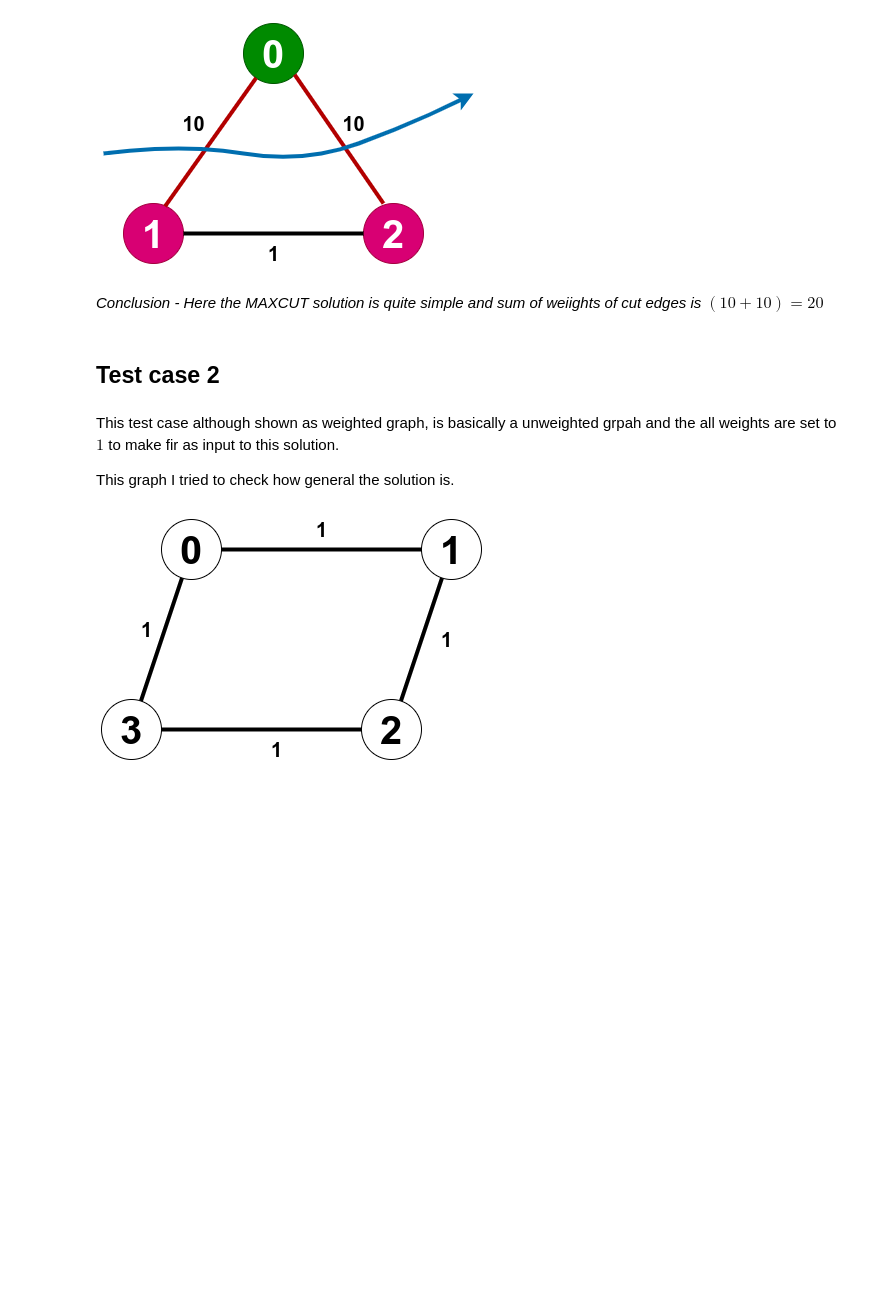
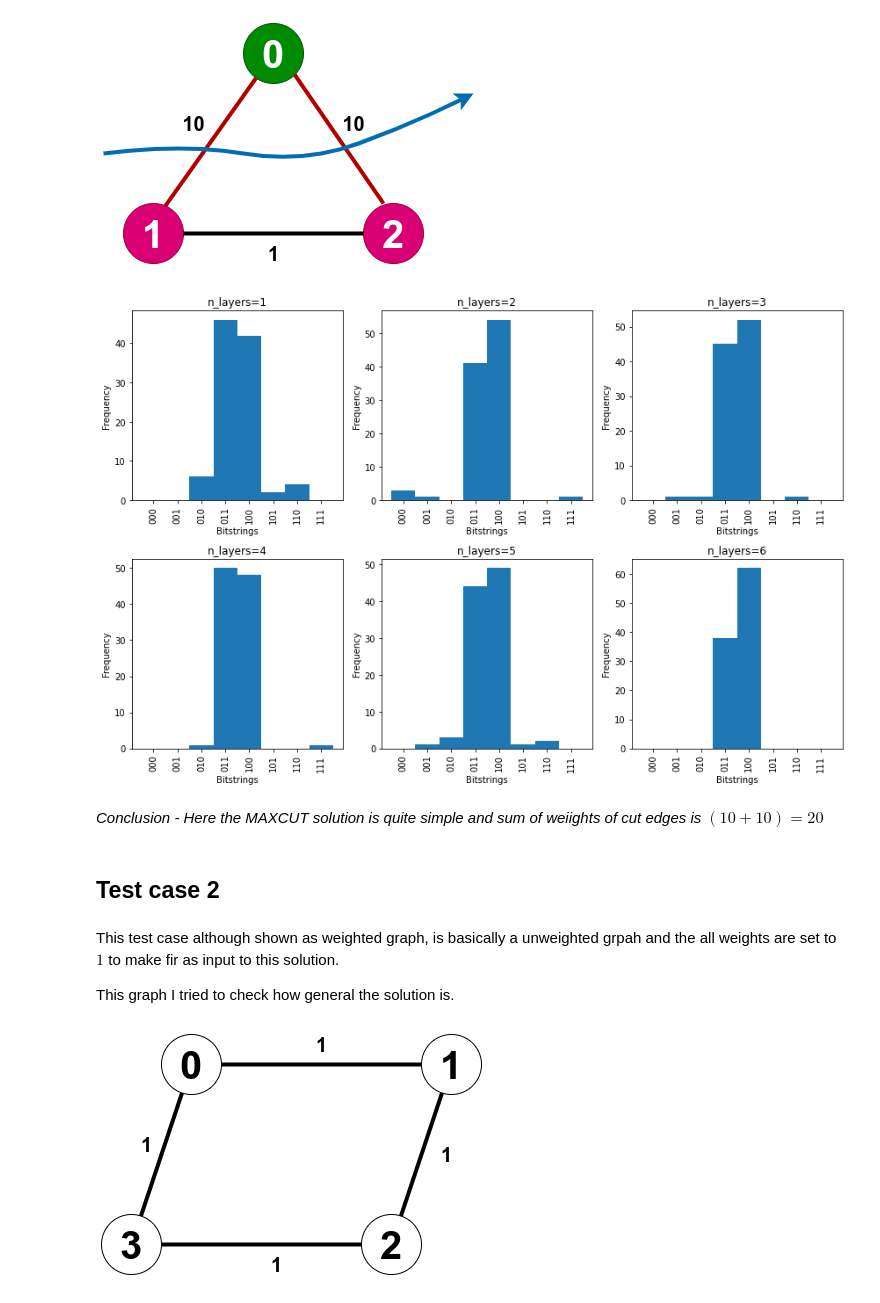
Before and after one commit to pinaki-sen/weighted-maxcut-problem, a Jupyter notebook: weighted_maxcut.ipynb, the cells around one changed output. Drawn from its saved outputs; the diff is of its cells as text; code cells hidden in the pictures; blank space fills up the shorter version.

Commit message:
added multiple layers solution for each testcase

```diff
--- a/weighted_maxcut.ipynb
+++ b/weighted_maxcut.ipynb
@@ -234,4 +270,4 @@ weight = [10, 1, 10]
 # %%
-maxcut_result = optimize_weighted_maxcut(layers = 3)
+result_layer_3 = optimize_weighted_maxcut(layers = 3)
 # %% [output]
 No of Layers =>  3
@@ -253,0 +288,2 @@ Most frequently sampled bit string is: 011
+# %%
+result_layer_4 = optimize_weighted_maxcut(layers = 4)
@@ -253,0 +306,2 @@ Most frequently sampled bit string is: 011
+# %%
+result_layer_5 = optimize_weighted_maxcut(layers = 5)
@@ -253,0 +324,2 @@ Most frequently sampled bit string is: 011
+# %%
+result_layer_6 = optimize_weighted_maxcut(layers = 6)
@@ -254,5 +342,60 @@ Most frequently sampled bit string is: 011
 # %% [markdown]
 ![case1_solved.png](embedded-picture-1)
+# %%
+import matplotlib.pyplot as plt
+
+xticks = range(0, 8)
+xtick_labels = list(map(lambda x: format(x, "03b"), xticks))
+bins = np.arange(0, 9) - 0.5
+
+fig, (ax1, ax2) = plt.subplots(2, 3, figsize=(12, 8))
+
+plt.subplot(2, 3, 1)
+plt.title("n_layers=1")
+plt.xlabel("Bitstrings")
+plt.ylabel("Frequency")
+plt.xticks(xticks, xtick_labels, rotation="vertical")
+plt.hist(result_layer_1[1], bins=bins)
+
+plt.subplot(2, 3, 2)
+plt.title("n_layers=2")
+plt.xlabel("Bitstrings")
+plt.ylabel("Frequency")
+plt.xticks(xticks, xtick_labels, rotation="vertical")
+plt.hist(result_layer_2[1], bins=bins)
+
+plt.subplot(2, 3, 3)
+plt.title("n_layers=3")
+plt.xlabel("Bitstrings")
+plt.ylabel("Frequency")
+plt.xticks(xticks, xtick_labels, rotation="vertical")
+plt.hist(result_layer_3[1], bins=bins)
+
+plt.subplot(2, 3, 4)
+plt.title("n_layers=4")
+plt.xlabel("Bitstrings")
+plt.ylabel("Frequency")
+plt.xticks(xticks, xtick_labels, rotation="vertical")
+plt.hist(result_layer_4[1], bins=bins)
+
+plt.subplot(2, 3, 5)
+plt.title("n_layers=5")
+plt.xlabel("Bitstrings")
+plt.ylabel("Frequency")
+plt.xticks(xticks, xtick_labels, rotation="vertical")
+plt.hist(result_layer_5[1], bins=bins)
+
+plt.subplot(2, 3, 6)
+plt.title("n_layers=6")
+plt.xlabel("Bitstrings")
+plt.ylabel("Frequency")
+plt.xticks(xticks, xtick_labels, rotation="vertical")
+plt.hist(result_layer_6[1], bins=bins)
+
+plt.tight_layout()
+plt.show()
+# %% [output]
+[figure, added]
 # %% [markdown]
 *Conclusion - Here the MAXCUT solution is quite simple and sum of weiights of cut edges is $(10+10)=20$*
 # %% [markdown]
```
Also changed, not shown: parts of 25 cells of this notebook, 1 other file.
